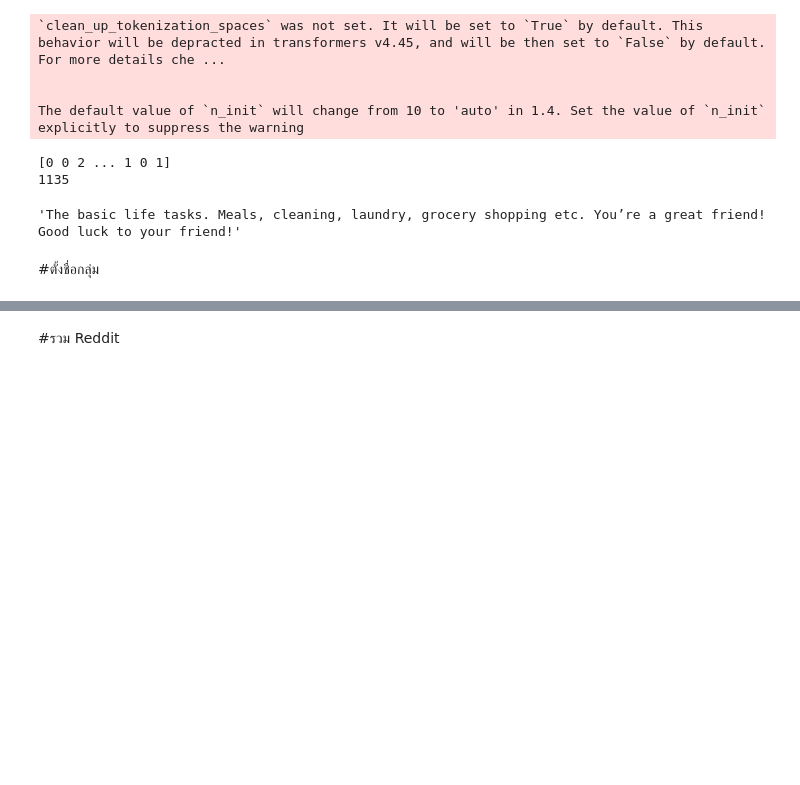
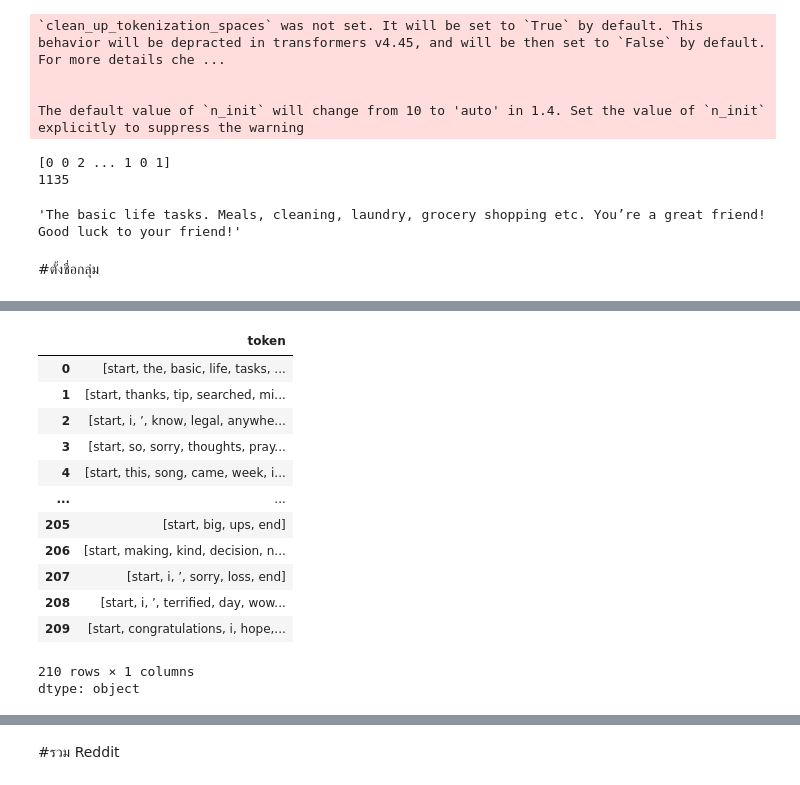
Before and after one commit to MOOwuttichai/BSC_DPDM2023, a Jupyter notebook: วิเคราะห์ข้อมูล.ipynb, the cells around one changed output, grey strips where cells are left out. Drawn from its saved outputs; the diff is of its cells as text; code cells hidden in the pictures; blank space fills up the shorter version.

```diff
--- a/วิเคราะห์ข้อมูล.ipynb
+++ b/วิเคราะห์ข้อมูล.ipynb
@@ -375,3 +393,12 @@ print(x)
+# %%
+fix_word = []
+for i in range(len(comment)):
+  try:
+    x = ast.literal_eval(comment['token'][i])
+    fix_word.append(x)
+    comment['token']=fix_word
+  except:
+    pass
 # %%
 def remove_items(test_list, item):
     # using list comprehension to perform the task
@@ -435,6 +466,16 @@ for sentence_id, cluster_id in enumerate(cluster_assignment):
 clusternd_sentences[1][0]
 # %% [output]
 'The basic life tasks. Meals, cleaning, laundry, grocery shopping etc. You’re a great friend! Good luck to your friend!'
+# %%
+group_one = pd.DataFrame(clusternd_sentences[0],columns=['comments'])
+group_two = pd.DataFrame(clusternd_sentences[1],columns=['comments'])
+group_three = pd.DataFrame(clusternd_sentences[2],columns=['comments'])
+# %%
+token = comment[['comments','token']]
+# %%
+group_one_T=group_one.merge(token, how='inner', on='comments')
+group_two_T=group_two.merge(token, how='inner', on='comments')
+group_three_T=group_three.merge(token, how='inner', on='comments')
 # %% [markdown]
 #ตั้งชื่อกลุ่ม
 # %%
@@ -503,4 +556,21 @@ fig = px.bar(word_count_table_ST, x='count', y='word',text_auto=True,orientation
 fig.show()
 # %% [output]
 [interactive output not drawn]
+# %%
+group_two_T['token']
+# %% [output]
+|  | token |
+| 0 | [start, the, basic, life, tasks, ... |
+| 1 | [start, thanks, tip, searched, mi... |
+| 2 | [start, i, ’, know, legal, anywhe... |
+| 3 | [start, so, sorry, thoughts, pray... |
+| 4 | [start, this, song, came, week, i... |
+| ... | ... |
+| 205 | [start, big, ups, end] |
+| 206 | [start, making, kind, decision, n... |
+| 207 | [start, i, ’, sorry, loss, end] |
+| 208 | [start, i, ’, terrified, day, wow... |
+| 209 | [start, congratulations, i, hope,... |
+210 rows × 1 columns
+dtype: object
 # %%
```
Also changed, not shown: parts of 17 cells of this notebook.
